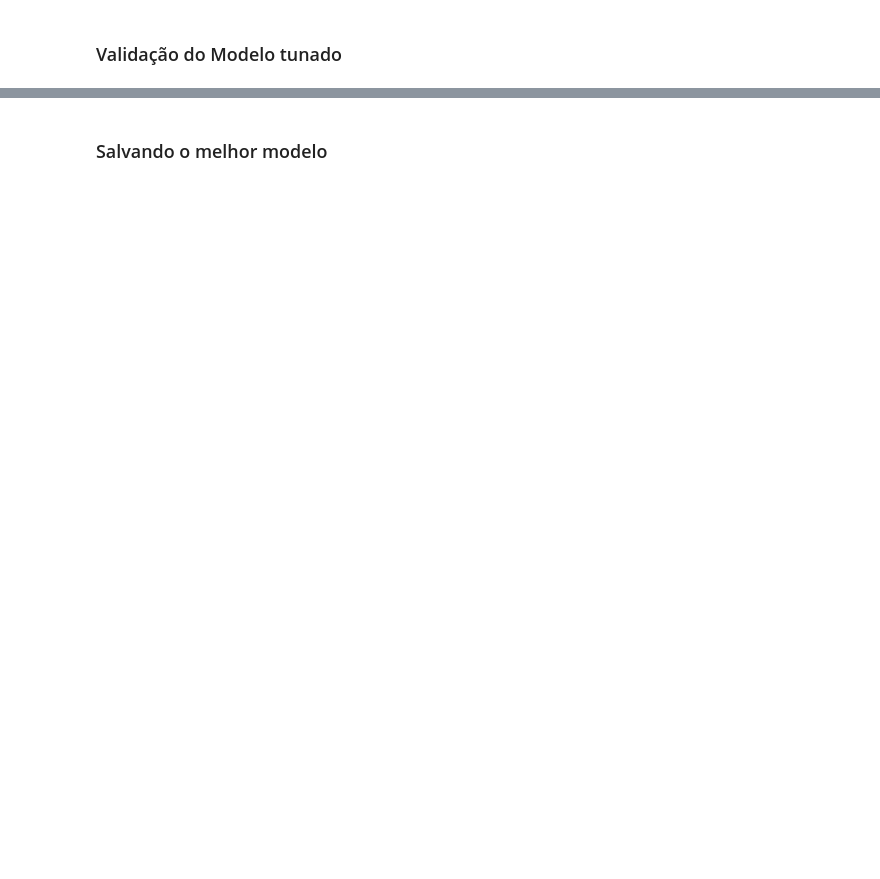
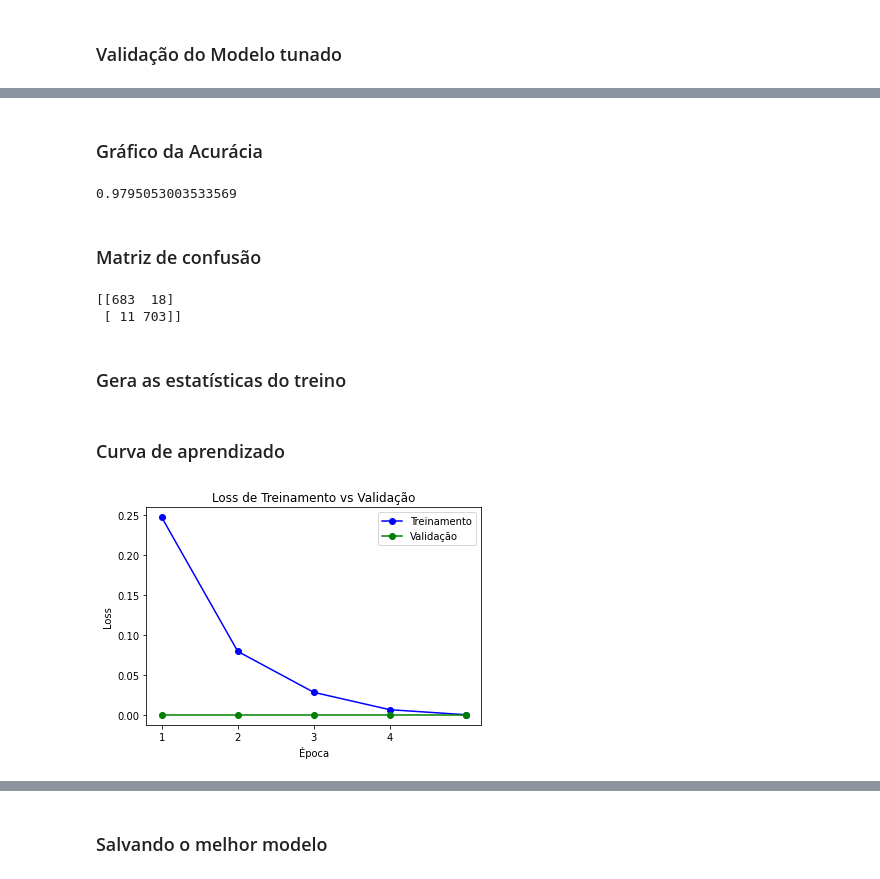
Before and after one commit to caesarcc/python-api-url-check, a Jupyter notebook: jupyter/classificacao_passo02_treino_validacao.ipynb, the cells around one changed output, grey strips where cells are left out. Cells and saved outputs as stored; diff of their text form; code cells hidden in the pictures; blank space fills up the shorter version.

```diff
--- a/jupyter/classificacao_passo02_treino_validacao.ipynb
+++ b/jupyter/classificacao_passo02_treino_validacao.ipynb
@@ -139 +117,8 @@ dataset_validacao = TorchDataset(encodings_validacao, dados_validacao['classe'].
+# %%
+treino_valores = torch.tensor(dados_treino['TOKENS'].values.tolist()).to(torch.int64)
+treino_classes = torch.tensor(np.array(dados_treino.LABELS.values)).to(torch.int64)
+validacao_valores = torch.tensor(dados_validacao['TOKENS'].values.tolist()).to(torch.int64)
+validacao_classes = torch.tensor(np.array(dados_validacao.LABELS.values)).to(torch.int64)
+teste_valores = torch.tensor(dados_teste['TOKENS'].values.tolist()).to(torch.int64)
+teste_classes = torch.tensor(np.array(dados_teste.LABELS.values)).to(torch.int64)
 # %% [markdown]
@@ -233,0 +126,22 @@ TrainOutput(global_step=1770, training_loss=0.06125291607810952, metrics={'train
+# %%
+def format_time(elapsed):
+    elapsed_rounded = int(round((elapsed)))
+    return str(datetime.timedelta(seconds=elapsed_rounded))
+
+epocas = 5
+tamanho_lote = 16
+
+#gera dataset e leitor de dados de treino
+treino_dados = TensorDataset(treino_valores, treino_classes)
+treino_leitor = DataLoader(treino_dados, sampler=RandomSampler(treino_dados), batch_size=tamanho_lote)
+#gera dataset e leitor de dados de validação
+validacao_dados = TensorDataset(validacao_valores, validacao_classes)
+validacao_leitor = DataLoader(validacao_dados, sampler=SequentialSampler(validacao_dados), batch_size=tamanho_lote)
+# %%
+#coleca modelo no divice disponível (cuda para GPU)
+model.to(device)
+
+passos_total = len(treino_leitor) * epocas
+#configuração do otimizador e do scheduler para controlar hyperparametros
+optimizer = torch.optim.AdamW(model.parameters(), lr = 2e-5, eps = 1e-8)
+scheduler = get_linear_schedule_with_warmup(optimizer, num_warmup_steps = 0, num_training_steps = passos_total)
@@ -322,0 +343,36 @@ show_confusion_matrix(df_cm)
+# %% [markdown]
+### Gráfico da Acurácia
+# %%
+print(accuracy_score(lista_classes_verdadeiras, lista_previsoes))
+# %% [output]
+0.9795053003533569
+# %% [markdown]
+### Matriz de confusão
+# %%
+conf = confusion_matrix(lista_classes_verdadeiras, lista_previsoes)
+print(conf)
+# %% [output]
+[[683  18]
+ [ 11 703]]
+# %% [markdown]
+### Gera as estatísticas do treino
+# %%
+# Cria um dataframe das estatísticas
+pd.set_option('precision', 2)
+df_estatisticas = pd.DataFrame(data=estatisticas)
+df_estatisticas = df_estatisticas.set_index('epoca')
+# %% [markdown]
+### Curva de aprendizado
+# %%
+plt.figure()
+# Mostra curva de aprendizado.
+plt.plot(df_estatisticas['Loss de Treinamento'], 'b-o', label="Treinamento")
+plt.plot(df_estatisticas['Loss de Validação'], 'g-o', label="Validação")
+plt.title("Loss de Treinamento vs Validação")
+plt.xlabel("Época")
+plt.ylabel("Loss")
+plt.legend()
+plt.xticks([1, 2, 3, 4])
+plt.show()
+# %% [output]
+[figure, added]
```
Also changed, not shown: parts of 39 cells of this notebook.
